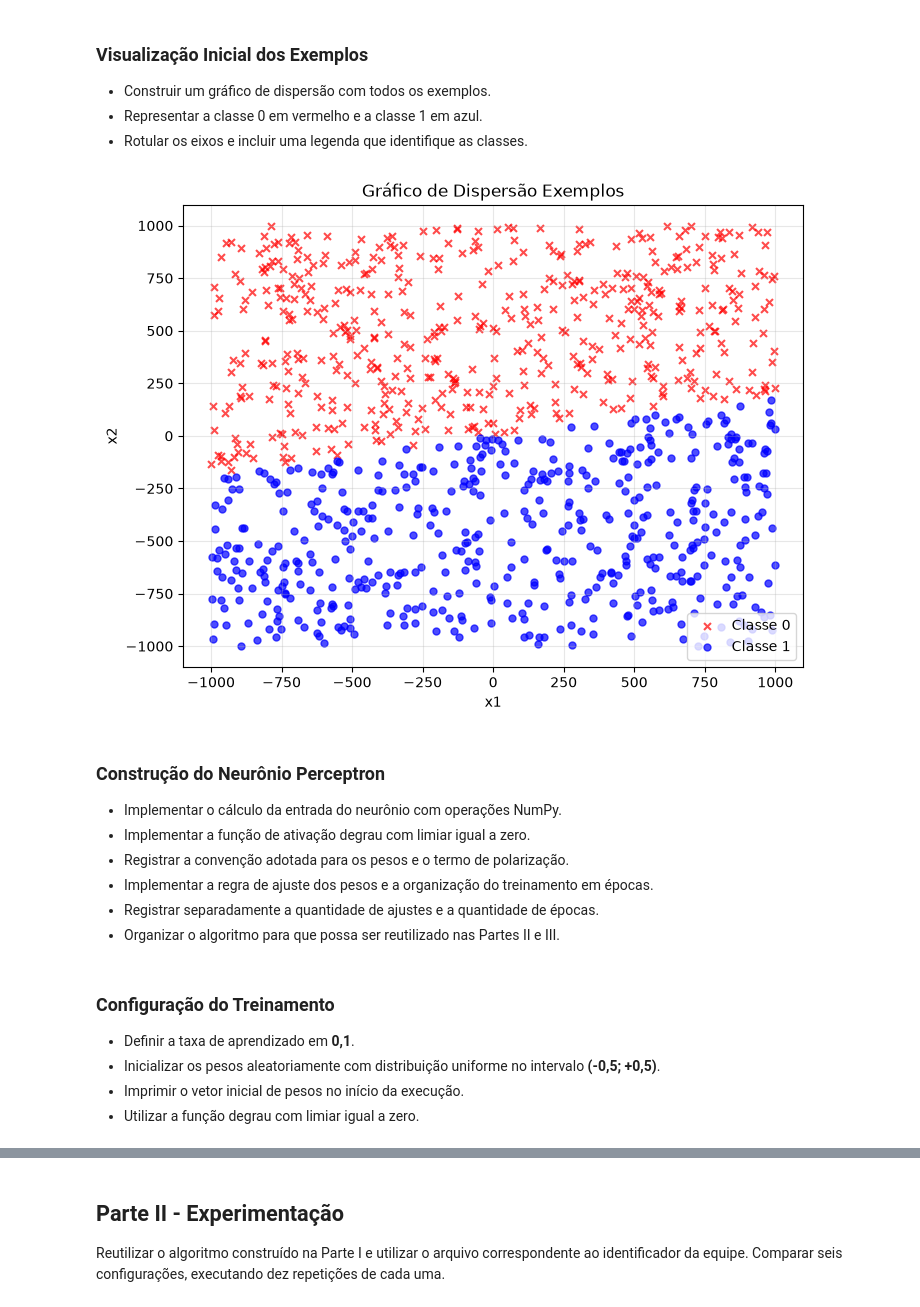
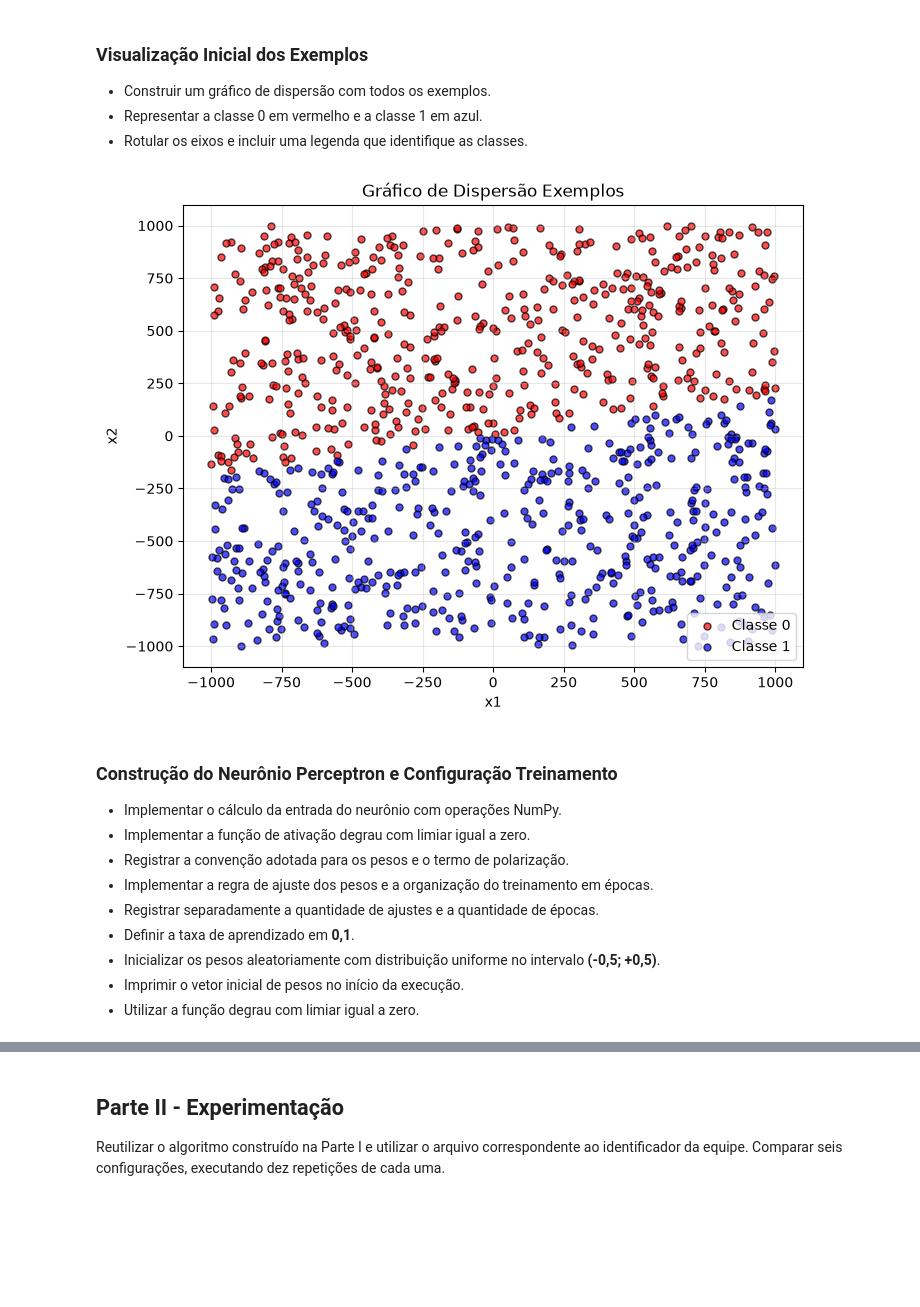
Before and after one commit to bernardo-gontijo/Projeto-Pratico-2.1, a Jupyter notebook: BERNARDO_GONTIJO_FERNANDES_e_MATEUS_CABRAL_PINHEIRO_RNA_2026.2_PP2.1.ipynb, the cells around one changed output, grey strips where cells are left out. Saved outputs shown, nothing was run; the diff lists cells and outputs as text; code cells hidden in the pictures; blank space fills up the shorter version.

Commit message:
Realização da Parte 1 + Atualização de textos no notebook + Referências

```diff
--- a/BERNARDO_GONTIJO_FERNANDES_e_MATEUS_CABRAL_PINHEIRO_RNA_2026.2_PP2.1.ipynb
+++ b/BERNARDO_GONTIJO_FERNANDES_e_MATEUS_CABRAL_PINHEIRO_RNA_2026.2_PP2.1.ipynb
@@ -90,31 +95,27 @@ Name: count, dtype: int64
 # %%
 classe_0 = df[df["yd"] == 0]
 classe_1 = df[df["yd"] == 1]
 
 plt.figure(figsize=(8, 6))
-plt.scatter(classe_0["x1"], classe_0["x2"], color="red", marker="x", label="Classe 0", s=25, alpha=0.7)
-plt.scatter(classe_1["x1"], classe_1["x2"], color="blue", marker="o", label="Classe 1", s=25, alpha=0.7)
+plt.scatter(classe_0["x1"], classe_0["x2"], color="red", label="Classe 0", s=25, alpha=0.7, edgecolors='black')
+plt.scatter(classe_1["x1"], classe_1["x2"], color="blue", label="Classe 1", s=25, alpha=0.7, edgecolors='black')
 plt.xlabel("x1")
 plt.ylabel("x2")
 plt.title("Gráfico de Dispersão Exemplos")
 plt.legend()
 plt.grid(alpha=0.3)
 plt.show()
 # %% [output]
-[figure, old version]
+[figure, new version]
 # %% [markdown]
-### Construção do Neurônio Perceptron
+### Construção do Neurônio Perceptron e Configuração Treinamento
 
 - Implementar o cálculo da entrada do neurônio com operações NumPy.
 - Implementar a função de ativação degrau com limiar igual a zero.
 - Registrar a convenção adotada para os pesos e o termo de polarização.
 - Implementar a regra de ajuste dos pesos e a organização do treinamento em épocas.
 - Registrar separadamente a quantidade de ajustes e a quantidade de épocas.
-- Organizar o algoritmo para que possa ser reutilizado nas Partes II e III.
+- Definir a taxa de aprendizado em **0,1**.
+- Inicializar os pesos aleatoriamente com distribuição uniforme no intervalo **(-0,5; +0,5)**.
+- Imprimir o vetor inicial de pesos no início da execução.
+- Utilizar a função degrau com limiar igual a zero.
-# %% [markdown]
-### Configuração do Treinamento
-
-- Definir a taxa de aprendizado em **0,1**.
-- Inicializar os pesos aleatoriamente com distribuição uniforme no intervalo **(-0,5; +0,5)**.
-- Imprimir o vetor inicial de pesos no início da execução.
-- Utilizar a função degrau com limiar igual a zero.
```
Also changed, not shown: parts of 8 cells of this notebook.
